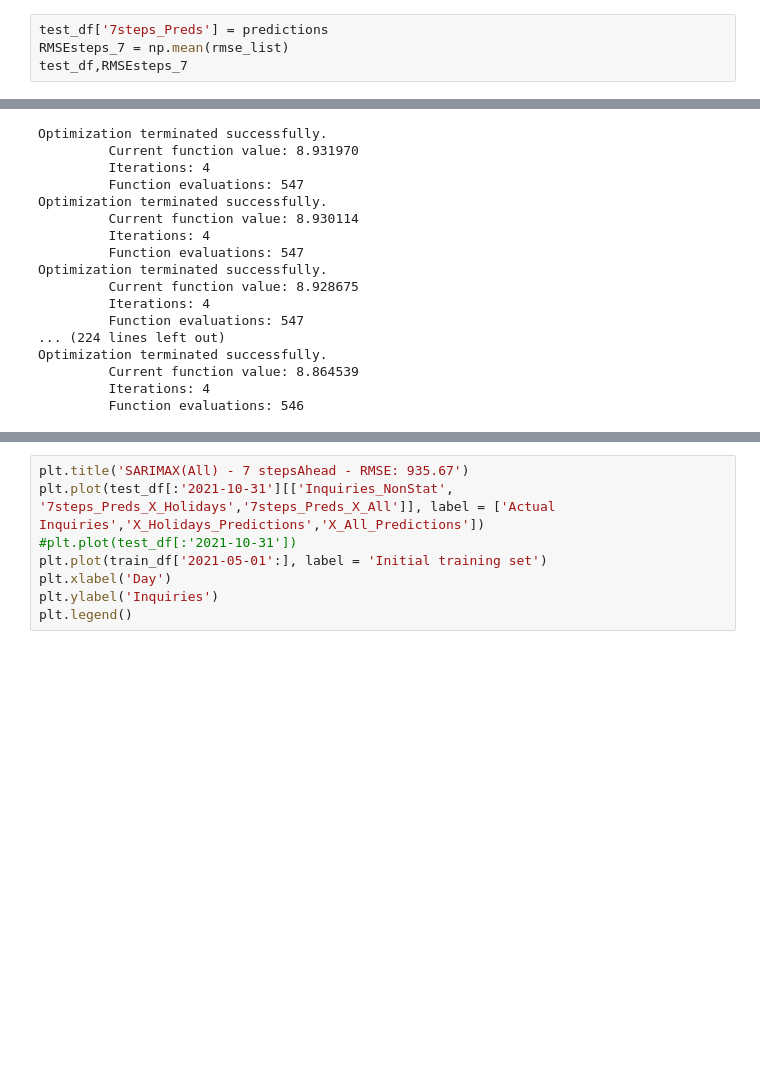
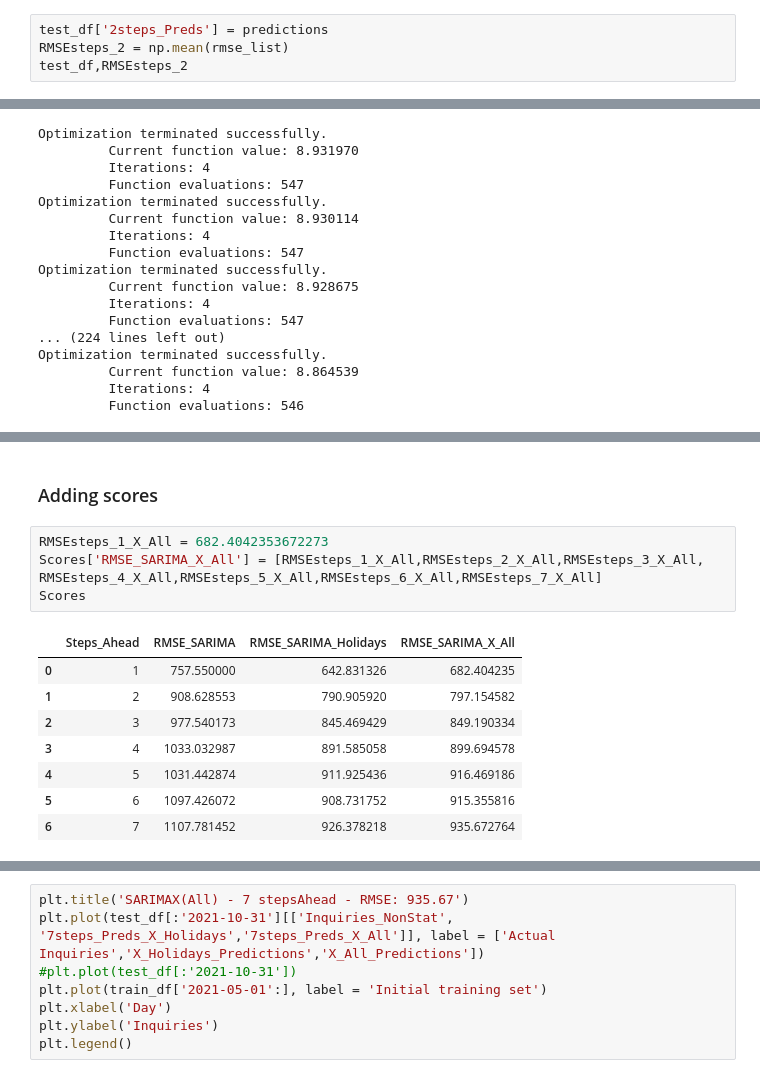
Before and after one commit to manali146/Call-Count-Forecasting, a Jupyter notebook: 03_Statistical_Models/06-03-SARIMA - Multistep.ipynb, the cells around one changed output, grey strips where cells are left out. Cells and saved outputs as stored; diff of their text form; blank space fills up the shorter version.

```diff
--- a/03_Statistical_Models/06-03-SARIMA - Multistep.ipynb
+++ b/03_Statistical_Models/06-03-SARIMA - Multistep.ipynb
@@ -289,5 +365,5 @@ Optimization terminated successfully.
 # %%
-test_df['7steps_Preds'] = predictions
-RMSEsteps_7 = np.mean(rmse_list)
-test_df,RMSEsteps_7
+test_df['2steps_Preds'] = predictions
+RMSEsteps_2 = np.mean(rmse_list)
+test_df,RMSEsteps_2
 # %% [output]
@@ -665,3 +1652,19 @@ test_df,RMSEsteps_7_X_All
+# %% [markdown]
+### Adding scores
+# %%
+RMSEsteps_1_X_All = 682.4042353672273
+Scores['RMSE_SARIMA_X_All'] = [RMSEsteps_1_X_All,RMSEsteps_2_X_All,RMSEsteps_3_X_All,
+RMSEsteps_4_X_All,RMSEsteps_5_X_All,RMSEsteps_6_X_All,RMSEsteps_7_X_All]
+Scores
+# %% [output]
+|  | Steps_Ahead | RMSE_SARIMA | RMSE_SARIMA_Holidays | RMSE_SARIMA_X_All |
+| 0 | 1 | 757.550000 | 642.831326 | 682.404235 |
+| 1 | 2 | 908.628553 | 790.905920 | 797.154582 |
+| 2 | 3 | 977.540173 | 845.469429 | 849.190334 |
+| 3 | 4 | 1033.032987 | 891.585058 | 899.694578 |
+| 4 | 5 | 1031.442874 | 911.925436 | 916.469186 |
+| 5 | 6 | 1097.426072 | 908.731752 | 915.355816 |
+| 6 | 7 | 1107.781452 | 926.378218 | 935.672764 |
 # %%
 test_df
 # %% [output]
```
Also changed, not shown: parts of 45 cells of this notebook.
